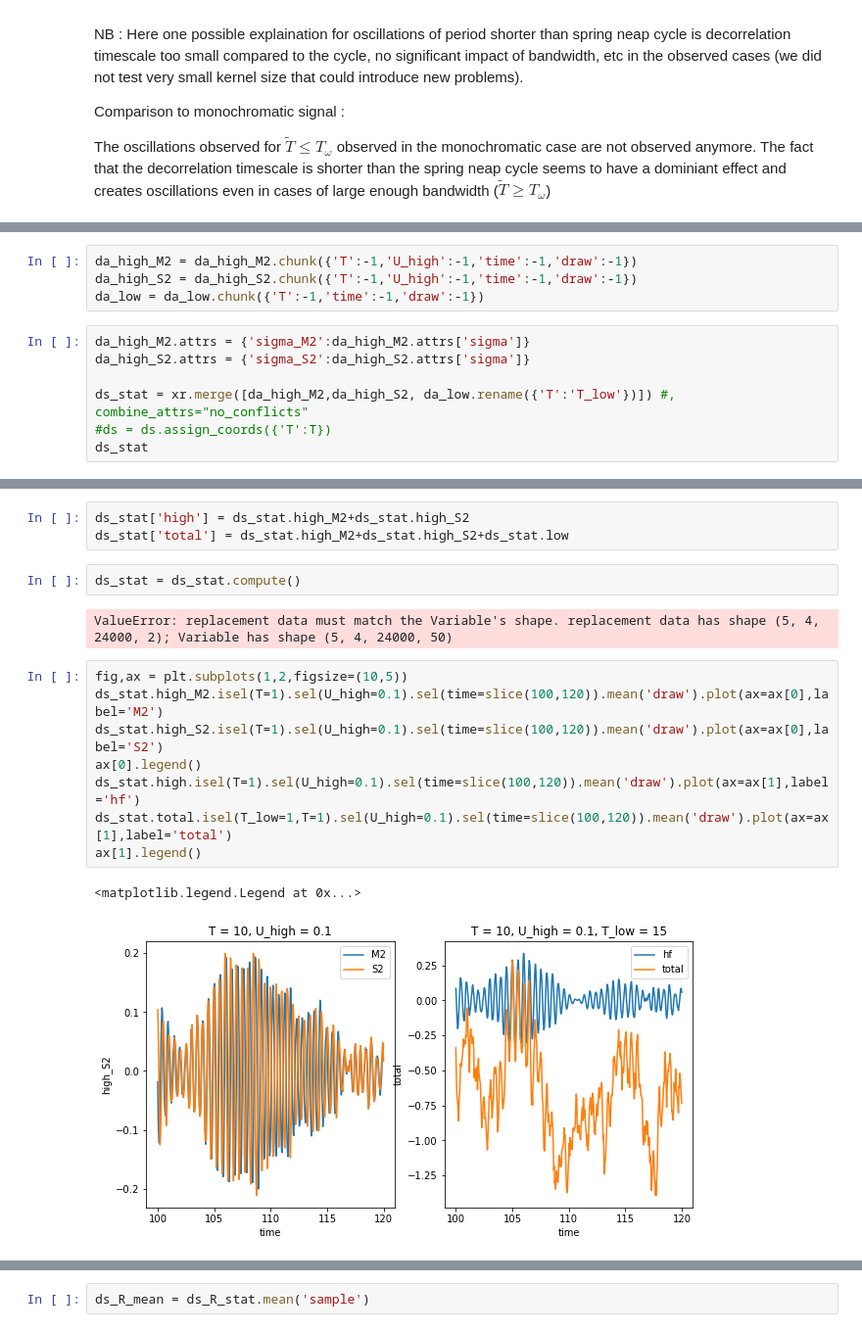
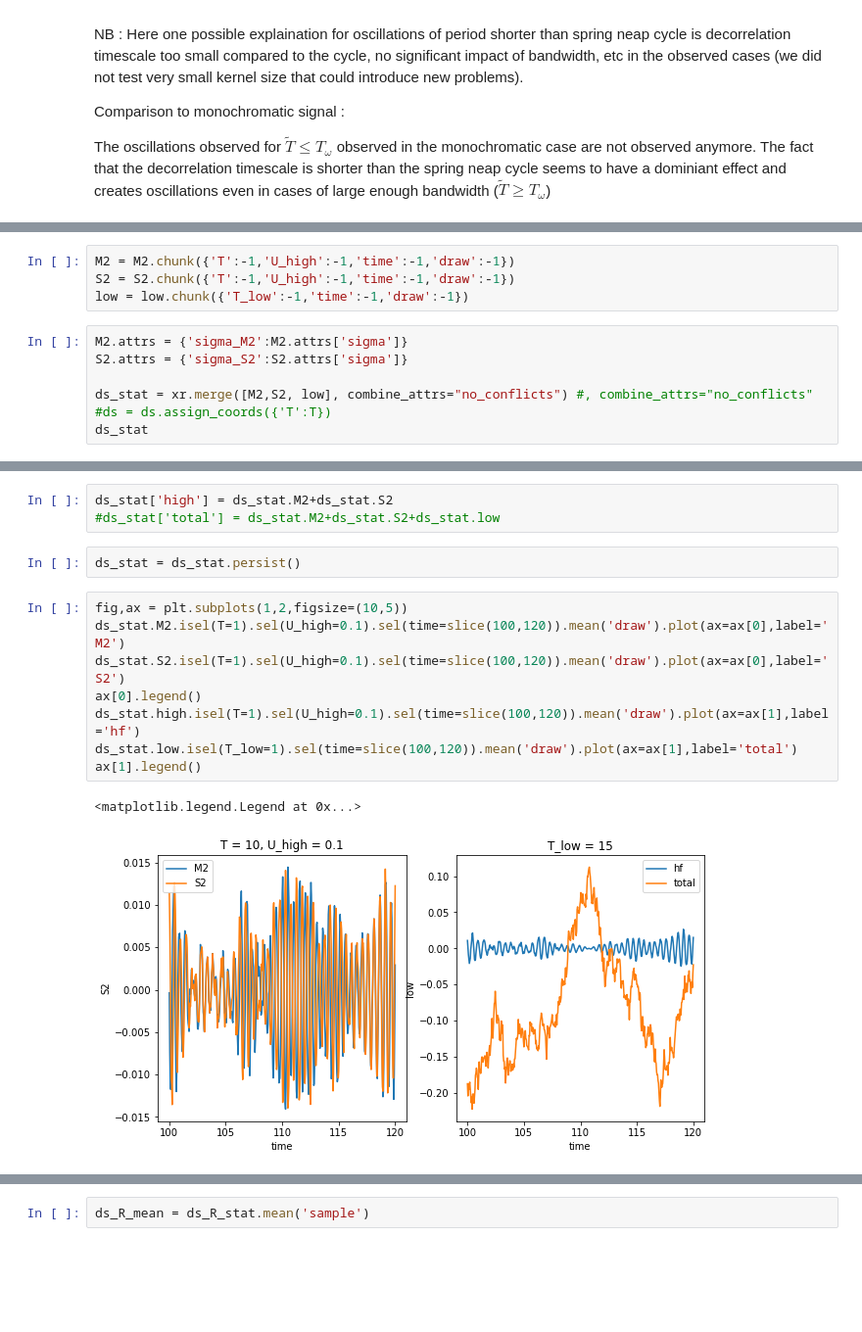
Before and after one commit to zcasparco/equinox_phd, a Jupyter notebook: synthetic_stats/bpassed_hilbert.ipynb, the cells around one changed output, grey strips where cells are left out. Shown at 98% size. Saved outputs shown, nothing was run; the diff lists cells and outputs as text; blank space fills up the shorter version.

```diff
--- a/synthetic_stats/bpassed_hilbert.ipynb
+++ b/synthetic_stats/bpassed_hilbert.ipynb
@@ -432,12 +403,12 @@ U_low :
 # %%
-da_high_M2 = da_high_M2.chunk({'T':-1,'U_high':-1,'time':-1,'draw':-1})
-da_high_S2 = da_high_S2.chunk({'T':-1,'U_high':-1,'time':-1,'draw':-1})
-da_low = da_low.chunk({'T':-1,'time':-1,'draw':-1})
+M2 = M2.chunk({'T':-1,'U_high':-1,'time':-1,'draw':-1})
+S2 = S2.chunk({'T':-1,'U_high':-1,'time':-1,'draw':-1})
+low = low.chunk({'T_low':-1,'time':-1,'draw':-1})
 # %%
-da_high_M2.attrs = {'sigma_M2':da_high_M2.attrs['sigma']}
-da_high_S2.attrs = {'sigma_S2':da_high_S2.attrs['sigma']}
+M2.attrs = {'sigma_M2':M2.attrs['sigma']}
+S2.attrs = {'sigma_S2':S2.attrs['sigma']}
 
-ds_stat = xr.merge([da_high_M2,da_high_S2, da_low.rename({'T':'T_low'})]) #, combine_attrs="no_conflicts"
+ds_stat = xr.merge([M2,S2, low], combine_attrs="no_conflicts") #, combine_attrs="no_conflicts"
 #ds = ds.assign_coords({'T':T})
 ds_stat
 # %% [output]
@@ -477,18 +454,16 @@ Attributes: (0)
 # %%
-ds_stat['high'] = ds_stat.high_M2+ds_stat.high_S2
-ds_stat['total'] = ds_stat.high_M2+ds_stat.high_S2+ds_stat.low
+ds_stat['high'] = ds_stat.M2+ds_stat.S2
+#ds_stat['total'] = ds_stat.M2+ds_stat.S2+ds_stat.low
 # %%
-ds_stat = ds_stat.compute()
+ds_stat = ds_stat.persist()
-# %% [output]
-ValueError: replacement data must match the Variable's shape. replacement data has shape (5, 4, 24000, 2); Variable has shape (5, 4, 24000, 50)
 # %%
 fig,ax = plt.subplots(1,2,figsize=(10,5))
-ds_stat.high_M2.isel(T=1).sel(U_high=0.1).sel(time=slice(100,120)).mean('draw').plot(ax=ax[0],label='M2')
-ds_stat.high_S2.isel(T=1).sel(U_high=0.1).sel(time=slice(100,120)).mean('draw').plot(ax=ax[0],label='S2')
+ds_stat.M2.isel(T=1).sel(U_high=0.1).sel(time=slice(100,120)).mean('draw').plot(ax=ax[0],label='M2')
+ds_stat.S2.isel(T=1).sel(U_high=0.1).sel(time=slice(100,120)).mean('draw').plot(ax=ax[0],label='S2')
 ax[0].legend()
 ds_stat.high.isel(T=1).sel(U_high=0.1).sel(time=slice(100,120)).mean('draw').plot(ax=ax[1],label='hf')
-ds_stat.total.isel(T_low=1,T=1).sel(U_high=0.1).sel(time=slice(100,120)).mean('draw').plot(ax=ax[1],label='total')
+ds_stat.low.isel(T_low=1).sel(time=slice(100,120)).mean('draw').plot(ax=ax[1],label='total')
 ax[1].legend()
 # %% [output]
 <matplotlib.legend.Legend at 0x...>
-[figure, old version]
+[figure, new version]
```
Also changed, not shown: parts of 15 cells of this notebook.
